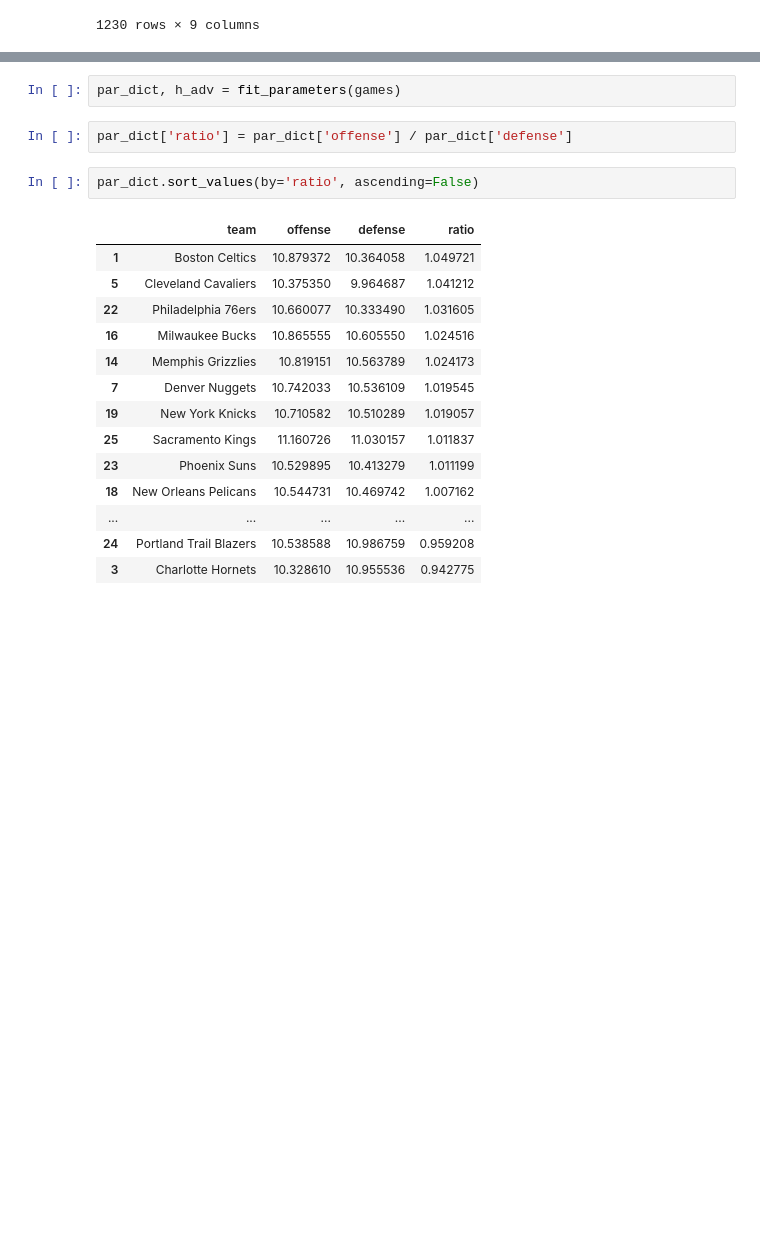
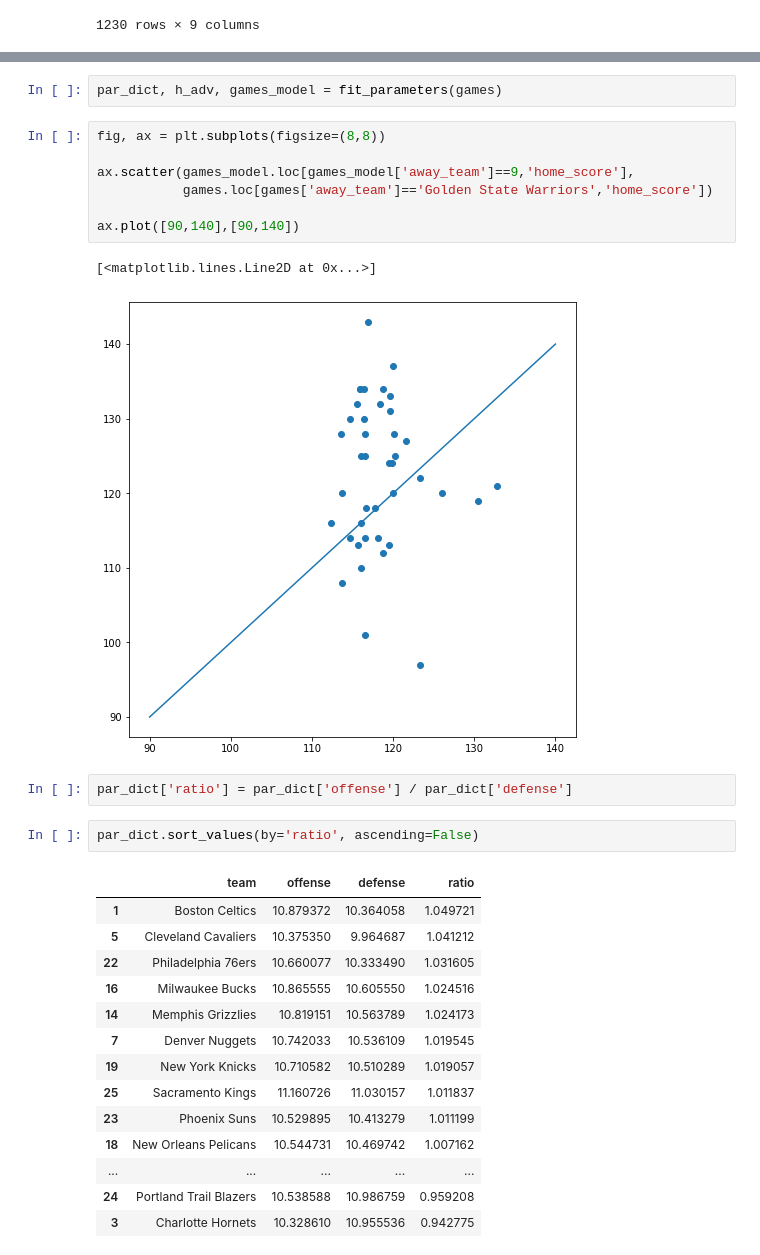
Before and after one commit to daviderics/Basketball-Model, a Jupyter notebook: bball_modeler.ipynb, the cells around one changed output, grey strips where cells are left out. Cells and saved outputs as stored; diff of their text form; blank space fills up the shorter version.

```diff
--- a/bball_modeler.ipynb
+++ b/bball_modeler.ipynb
@@ -247,5 +315,15 @@ def fit_parameters(game_data,
 # %%
-par_dict, h_adv = fit_parameters(games)
+par_dict, h_adv, games_model = fit_parameters(games)
+# %%
+fig, ax = plt.subplots(figsize=(8,8))
+
+ax.scatter(games_model.loc[games_model['away_team']==9,'home_score'],
+           games.loc[games['away_team']=='Golden State Warriors','home_score'])
+
+ax.plot([90,140],[90,140])
+# %% [output]
+[<matplotlib.lines.Line2D at 0x...>]
+[figure, added]
 # %%
 par_dict['ratio'] = par_dict['offense'] / par_dict['defense']
 # %%
```
Also changed, not shown: parts of 10 cells of this notebook.
